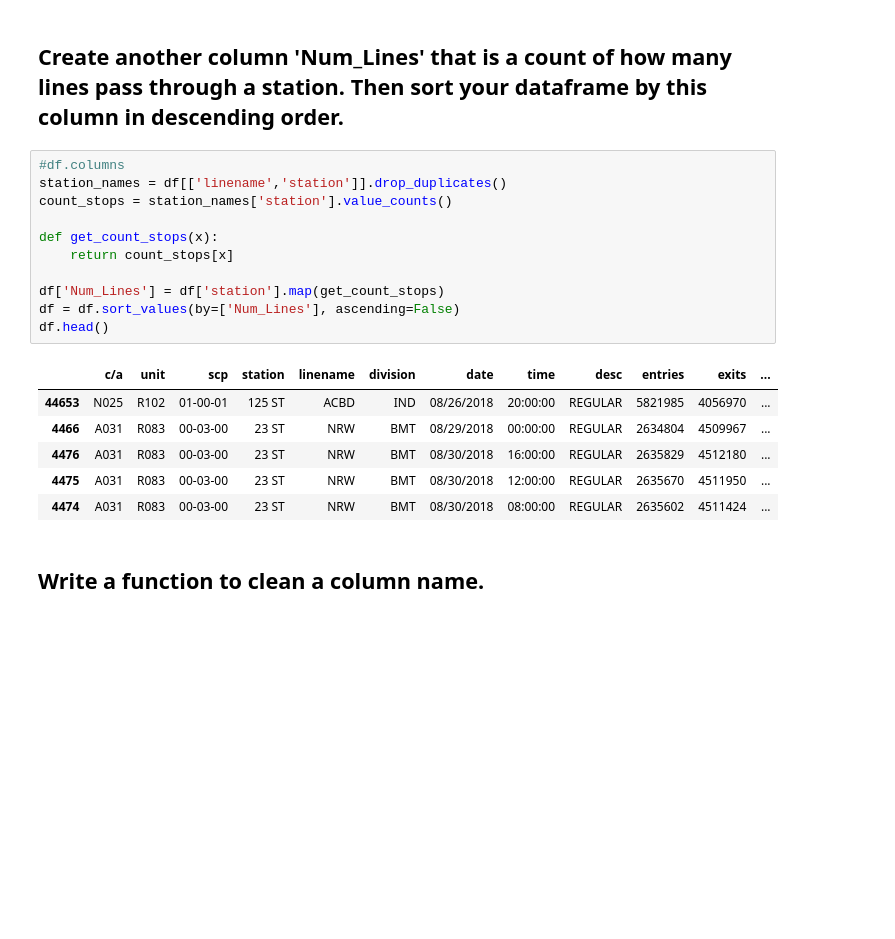
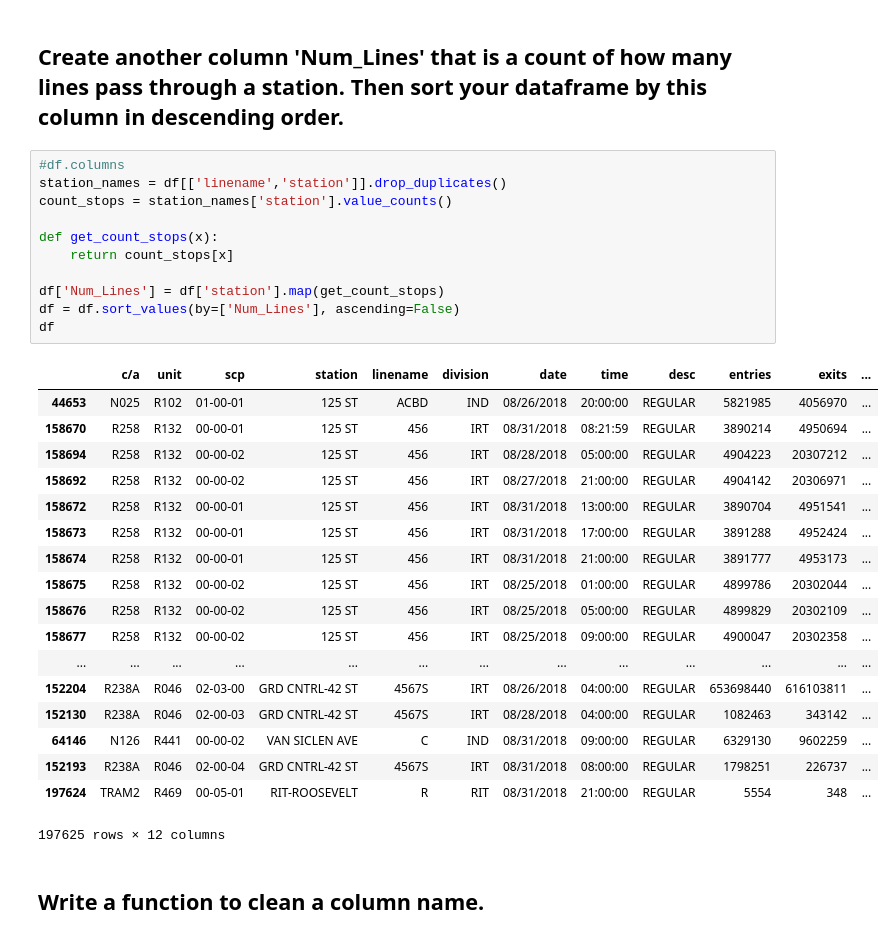
Before and after one commit to UpwardTrajectory/dsc-0-03-08-understanding-pandas-series-and-dataframes-lab-seattle-ds-career-040119, a Jupyter notebook: index.ipynb, the cells around one changed output. Saved outputs shown, nothing was run; the diff lists cells and outputs as text; blank space fills up the shorter version.

```diff
--- a/index.ipynb
+++ b/index.ipynb
@@ -113,21 +113,33 @@ df.loc[:,['station', 'linename']]
 # %%
 #df.columns
 station_names = df[['linename','station']].drop_duplicates()
 count_stops = station_names['station'].value_counts()
 
 def get_count_stops(x):
     return count_stops[x]
 
 df['Num_Lines'] = df['station'].map(get_count_stops)
 df = df.sort_values(by=['Num_Lines'], ascending=False)
-df.head()
+df
 # %% [output]
 |  | c/a | unit | scp | station | linename | division | date | time | desc | entries | exits | ... |
 | 44653 | N025 | R102 | 01-00-01 | 125 ST | ACBD | IND | 08/26/2018 | 20:00:00 | REGULAR | 5821985 | 4056970 | ... |
-| 4466 | A031 | R083 | 00-03-00 | 23 ST | NRW | BMT | 08/29/2018 | 00:00:00 | REGULAR | 2634804 | 4509967 | ... |
-| 4476 | A031 | R083 | 00-03-00 | 23 ST | NRW | BMT | 08/30/2018 | 16:00:00 | REGULAR | 2635829 | 4512180 | ... |
-| 4475 | A031 | R083 | 00-03-00 | 23 ST | NRW | BMT | 08/30/2018 | 12:00:00 | REGULAR | 2635670 | 4511950 | ... |
-| 4474 | A031 | R083 | 00-03-00 | 23 ST | NRW | BMT | 08/30/2018 | 08:00:00 | REGULAR | 2635602 | 4511424 | ... |
+| 158670 | R258 | R132 | 00-00-01 | 125 ST | 456 | IRT | 08/31/2018 | 08:21:59 | REGULAR | 3890214 | 4950694 | ... |
+| 158694 | R258 | R132 | 00-00-02 | 125 ST | 456 | IRT | 08/28/2018 | 05:00:00 | REGULAR | 4904223 | 20307212 | ... |
+| 158692 | R258 | R132 | 00-00-02 | 125 ST | 456 | IRT | 08/27/2018 | 21:00:00 | REGULAR | 4904142 | 20306971 | ... |
+| 158672 | R258 | R132 | 00-00-01 | 125 ST | 456 | IRT | 08/31/2018 | 13:00:00 | REGULAR | 3890704 | 4951541 | ... |
+| 158673 | R258 | R132 | 00-00-01 | 125 ST | 456 | IRT | 08/31/2018 | 17:00:00 | REGULAR | 3891288 | 4952424 | ... |
+| 158674 | R258 | R132 | 00-00-01 | 125 ST | 456 | IRT | 08/31/2018 | 21:00:00 | REGULAR | 3891777 | 4953173 | ... |
+| 158675 | R258 | R132 | 00-00-02 | 125 ST | 456 | IRT | 08/25/2018 | 01:00:00 | REGULAR | 4899786 | 20302044 | ... |
+| 158676 | R258 | R132 | 00-00-02 | 125 ST | 456 | IRT | 08/25/2018 | 05:00:00 | REGULAR | 4899829 | 20302109 | ... |
+| 158677 | R258 | R132 | 00-00-02 | 125 ST | 456 | IRT | 08/25/2018 | 09:00:00 | REGULAR | 4900047 | 20302358 | ... |
+| ... | ... | ... | ... | ... | ... | ... | ... | ... | ... | ... | ... | ... |
+| 152204 | R238A | R046 | 02-03-00 | GRD CNTRL-42 ST | 4567S | IRT | 08/26/2018 | 04:00:00 | REGULAR | 653698440 | 616103811 | ... |
+| 152130 | R238A | R046 | 02-00-03 | GRD CNTRL-42 ST | 4567S | IRT | 08/28/2018 | 04:00:00 | REGULAR | 1082463 | 343142 | ... |
+| 64146 | N126 | R441 | 00-00-02 | VAN SICLEN AVE | C | IND | 08/31/2018 | 09:00:00 | REGULAR | 6329130 | 9602259 | ... |
+| 152193 | R238A | R046 | 02-00-04 | GRD CNTRL-42 ST | 4567S | IRT | 08/31/2018 | 08:00:00 | REGULAR | 1798251 | 226737 | ... |
+| 197624 | TRAM2 | R469 | 00-05-01 | RIT-ROOSEVELT | R | RIT | 08/31/2018 | 21:00:00 | REGULAR | 5554 | 348 | ... |
+197625 rows × 12 columns
 # %% [markdown]
 ## Write a function to clean a column name.
 # %%
```
